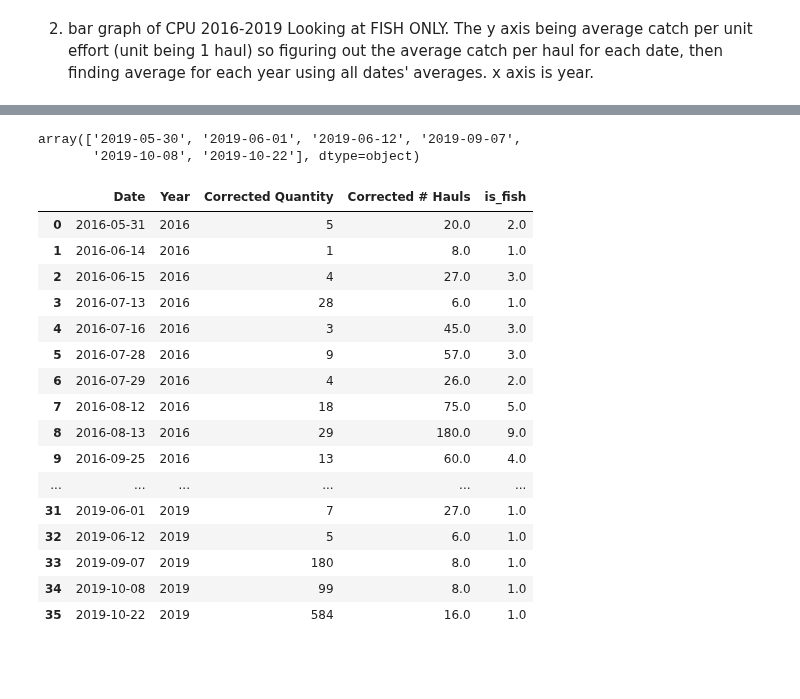
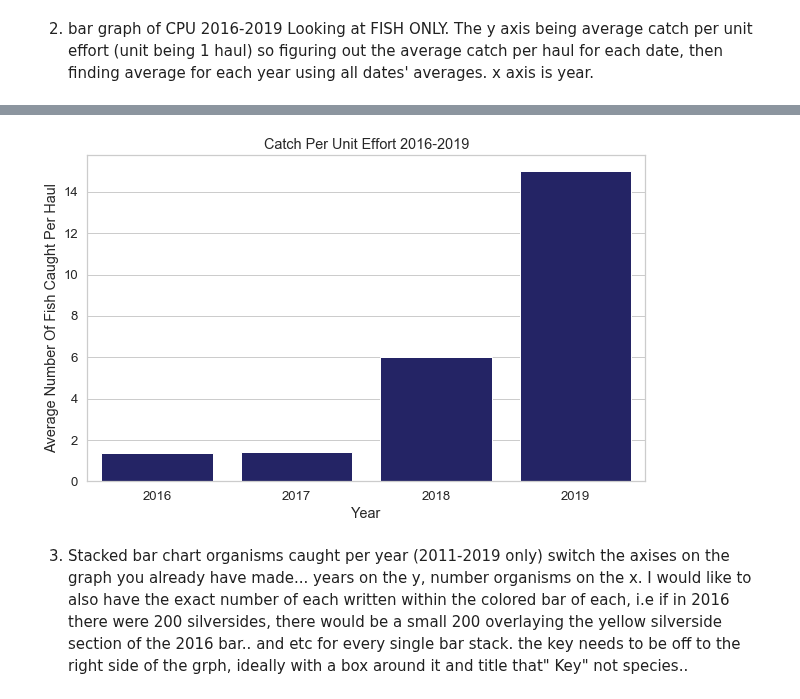
Before and after one commit to Shadhopson/Seining_Analysis, a Jupyter notebook: Untitled Folder 1/Untitled.ipynb, the cells around one changed output, grey strips where cells are left out. Cells and saved outputs as stored; diff of their text form; code cells hidden in the pictures; blank space fills up the shorter version.

```diff
--- a/Untitled Folder 1/Untitled.ipynb
+++ b/Untitled Folder 1/Untitled.ipynb
@@ -57,5 +44,3 @@ Index(['Unnamed: 0', 'Date', 'Time', 'Weather & Air Temp:', 'Water Temp:',
-# %%
-cpu_df = df[['Grouped Corrected Common Name', "Corrected Quantity", "Corrected # Hauls", "Year", "Date"]]
 # %%
 df['is_fish'] = [is_fish_dict[x] for x in cpu_df['Grouped Corrected Common Name']]
 # %%
@@ -93,27 +50,20 @@ cpu_fish_df
 # %%
 cpu_fish_df = cpu_fish_df.dropna()
-# %%
-cpu_fish_df[cpu_fish_df['Year'] == "2019"]['Date'].unique()
-# %% [output]
-array(['2019-05-30', '2019-06-01', '2019-06-12', '2019-09-07',
-       '2019-10-08', '2019-10-22'], dtype=object)
 # %%
-cpu_fish_df.groupby(['Date', 'Year'], as_index=False).sum()
+cpu_graph_db = cpu_fish_df.groupby(['Date', 'Year', 'Corrected # Hauls'], as_index=False).sum()
-# %% [output]
-|  | Date | Year | Corrected Quantity | Corrected # Hauls | is_fish |
-| 0 | 2016-05-31 | 2016 | 5 | 20.0 | 2.0 |
-| 1 | 2016-06-14 | 2016 | 1 | 8.0 | 1.0 |
-| 2 | 2016-06-15 | 2016 | 4 | 27.0 | 3.0 |
-| 3 | 2016-07-13 | 2016 | 28 | 6.0 | 1.0 |
-| 4 | 2016-07-16 | 2016 | 3 | 45.0 | 3.0 |
-| 5 | 2016-07-28 | 2016 | 9 | 57.0 | 3.0 |
-| 6 | 2016-07-29 | 2016 | 4 | 26.0 | 2.0 |
-| 7 | 2016-08-12 | 2016 | 18 | 75.0 | 5.0 |
-| 8 | 2016-08-13 | 2016 | 29 | 180.0 | 9.0 |
-| 9 | 2016-09-25 | 2016 | 13 | 60.0 | 4.0 |
-| ... | ... | ... | ... | ... | ... |
-| 31 | 2019-06-01 | 2019 | 7 | 27.0 | 1.0 |
-| 32 | 2019-06-12 | 2019 | 5 | 6.0 | 1.0 |
-| 33 | 2019-09-07 | 2019 | 180 | 8.0 | 1.0 |
-| 34 | 2019-10-08 | 2019 | 99 | 8.0 | 1.0 |
-| 35 | 2019-10-22 | 2019 | 584 | 16.0 | 1.0 |
+# %%
+cpu_graph_db['Catch Per Unit Effort'] = cpu_graph_db['Corrected Quantity']/ cpu_graph_db['Corrected # Hauls']
+# %%
+cpu_final = cpu_graph_db.groupby('Year', as_index= False).mean()
+# %%
+plt.figure(figsize=(10,6))
+sns.barplot(cpu_final['Year'], cpu_final['Catch Per Unit Effort'], color="#191970")
+plt.xlabel('Year')
+plt.ylabel("Average Number Of Fish Caught Per Haul")
+plt.title("Catch Per Unit Effort 2016-2019")
+plt.show()
+# %% [output]
+[figure, added]
+# %% [markdown]
+ 3. Stacked bar chart organisms caught per year (2011-2019 only)
+switch the axises on the graph you already have made... years on the y, number organisms on the x. I would like to also have the exact number of each written within the colored bar of each, i.e if in 2016 there were 200 silversides, there would be a small 200 overlaying the yellow silverside section of the 2016 bar.. and etc for every single bar stack. the key needs to be off to the right side of the grph, ideally with a box around it and title that" Key" not species..
```
Also changed, not shown: parts of 24 cells of this notebook, 14 other files.
